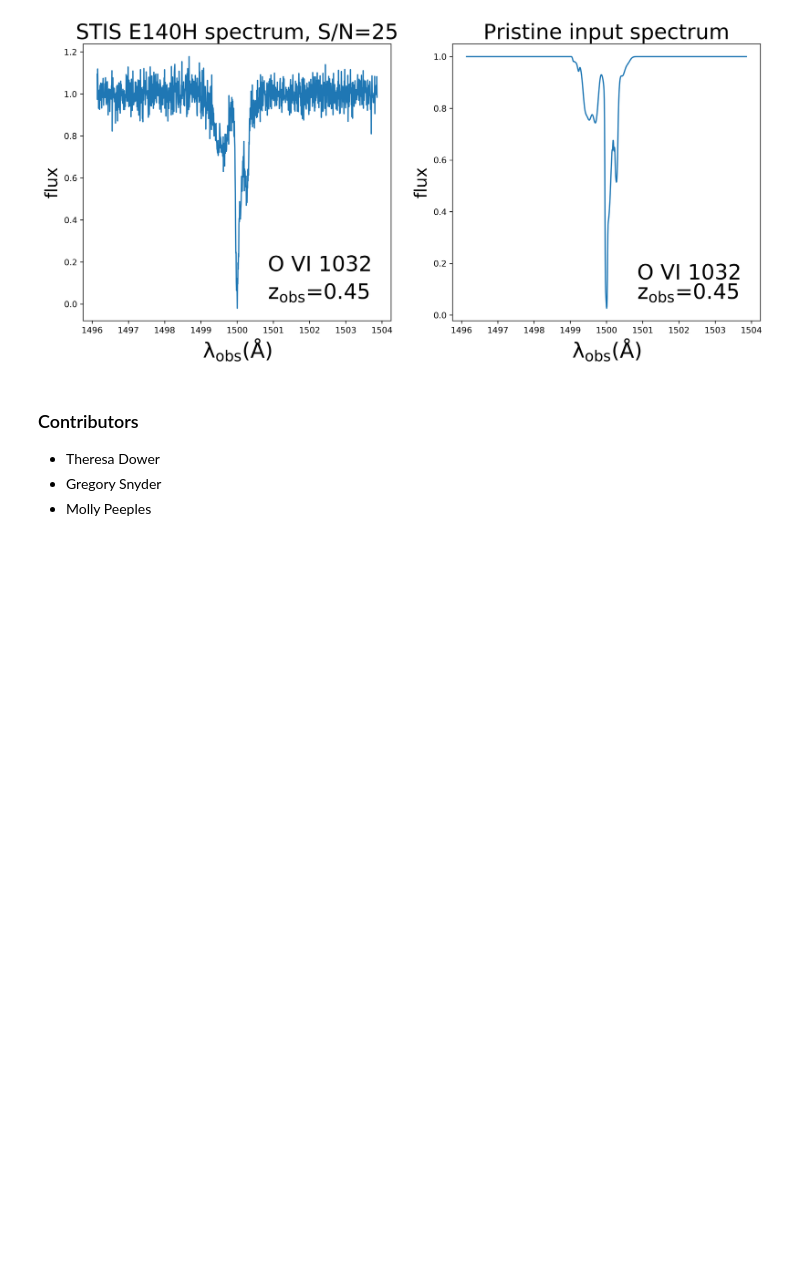
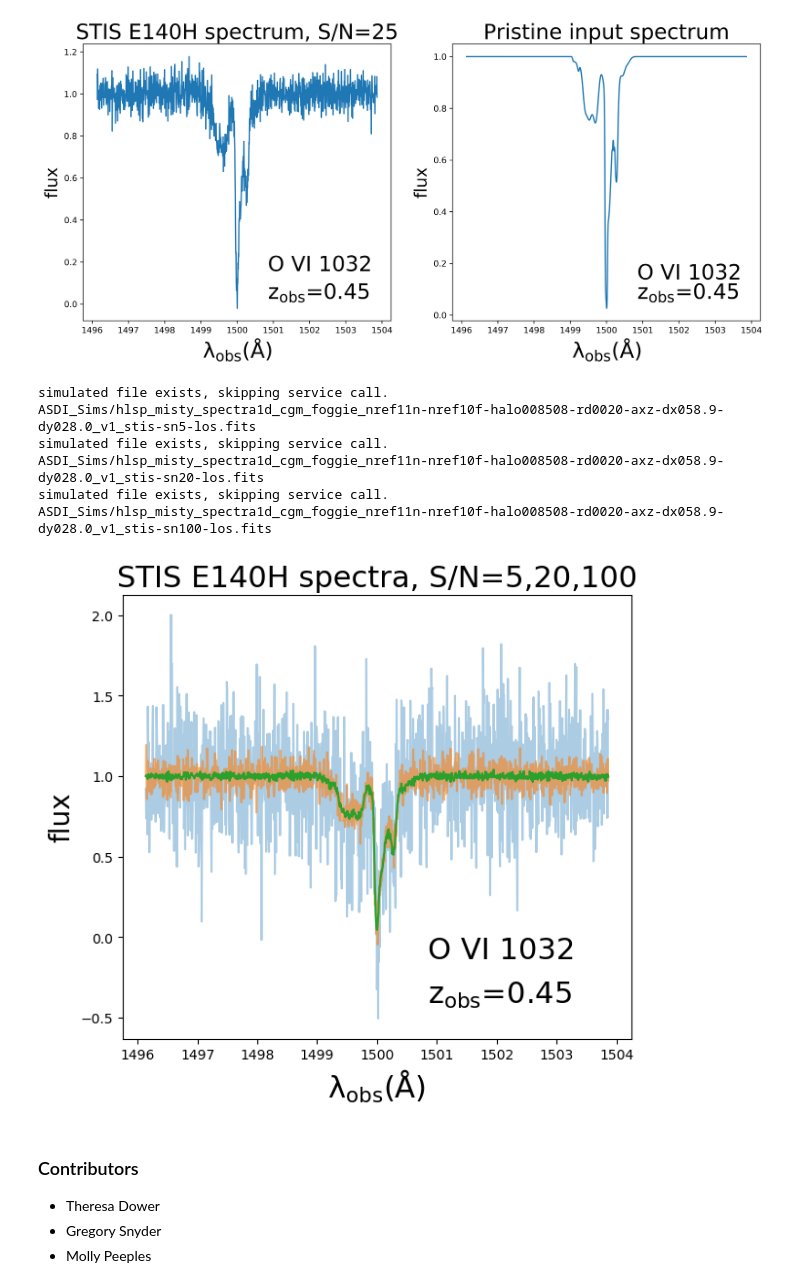
Before and after one commit to gsnyder206/notebooks, a Jupyter notebook: notebooks/MAST/ASDI/ASDI_AAS235_services-demo/ASDI_TAP_and_Fabric_Demo_Cases.ipynb, the cells around one changed output. Saved outputs shown, nothing was run; the diff lists cells and outputs as text; code cells hidden in the pictures; blank space fills up the shorter version.

Commit message:
update with helper function and S/N ratio figure

```diff
--- a/notebooks/MAST/ASDI/ASDI_AAS235_services-demo/ASDI_TAP_and_Fabric_Demo_Cases.ipynb
+++ b/notebooks/MAST/ASDI/ASDI_AAS235_services-demo/ASDI_TAP_and_Fabric_Demo_Cases.ipynb
@@ -310,3 +341,37 @@ fig2.savefig(os.path.join(save_location,'asdi2.png'),dpi=300)
+# %%
+# Simulate STIS data several Signal-to-Noise ratios
+sn_list=[5,20,100]
+
+fig3,ax1 = pyplot.subplots(1,1, figsize=(6, 6),dpi=100)
+pyplot.subplots_adjust(hspace=0.2,wspace=0.2,top=0.88,bottom=0.12,left=0.12,right=0.99)
+
+#recall that the "example_" parameters were for our selected LOS above.
+for sn in sn_list:
+    filepath=run_stis_datasim(example_line_name,example_ext_num,example_path,
+                              snratioresel=sn,
+                              override=1500.0,
+                              save_location=save_location)
+    print(filepath)
+    #open each file successively and overplot
+    this_fo=fits.open(filepath)
+    this_simdata=this_fo['SyntheticData'].data
+    ax1.plot(this_simdata['lam_stis'],this_simdata['flux_stis'],alpha=(sn/100.0)**0.33)
+
+ax1.set_title('STIS E140H spectra, S/N=5,20,100',size=22)
+ax1.set_xlabel(r'$\lambda_{\rm obs} (\AA)$',size=22)
+ax1.set_ylabel('flux',size=20)
+ax1.annotate(fo['SyntheticData'].header['LINE'],(0.6,0.18),xycoords='axes fraction',size=22)
+ax1.annotate(r'$z_{\rm obs}$'+'={:4.2f}'.format(this_fo[3].header['OBS_Z']),(0.6,0.08),xycoords='axes fraction',size=22)
+
+fig3.savefig(os.path.join(save_location,'asdi3.png'),dpi=100)
+# %% [output]
+simulated file exists, skipping service call.
+ASDI_Sims/hlsp_misty_spectra1d_cgm_foggie_nref11n-nref10f-halo008508-rd0020-axz-dx058.9-dy028.0_v1_stis-sn5-los.fits
+simulated file exists, skipping service call.
+ASDI_Sims/hlsp_misty_spectra1d_cgm_foggie_nref11n-nref10f-halo008508-rd0020-axz-dx058.9-dy028.0_v1_stis-sn20-los.fits
+simulated file exists, skipping service call.
+ASDI_Sims/hlsp_misty_spectra1d_cgm_foggie_nref11n-nref10f-halo008508-rd0020-axz-dx058.9-dy028.0_v1_stis-sn100-los.fits
+[figure, added]
 # %% [markdown]
 ### Contributors
 * Theresa Dower
```
Also changed, not shown: parts of 1 cell of this notebook.
